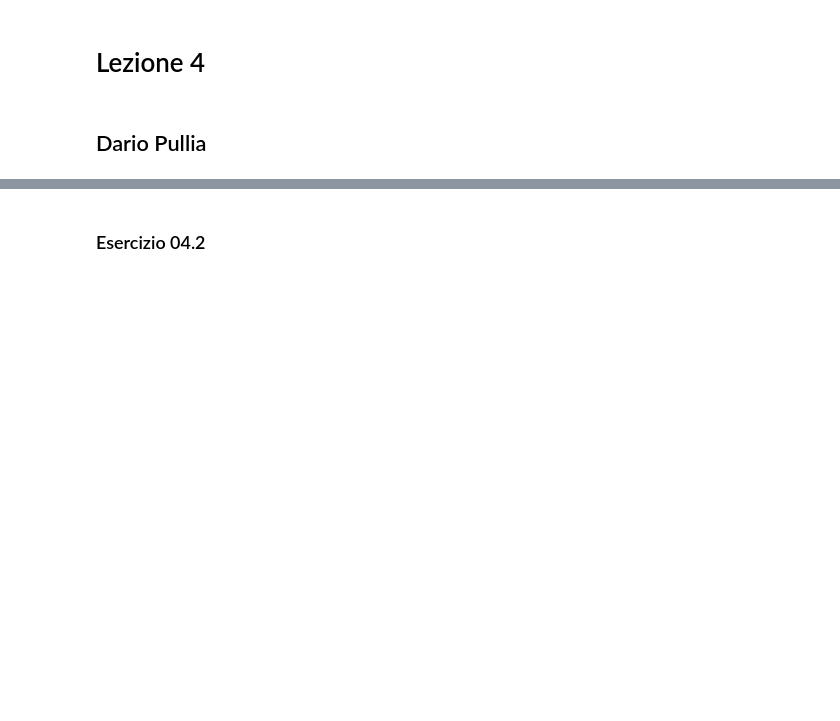
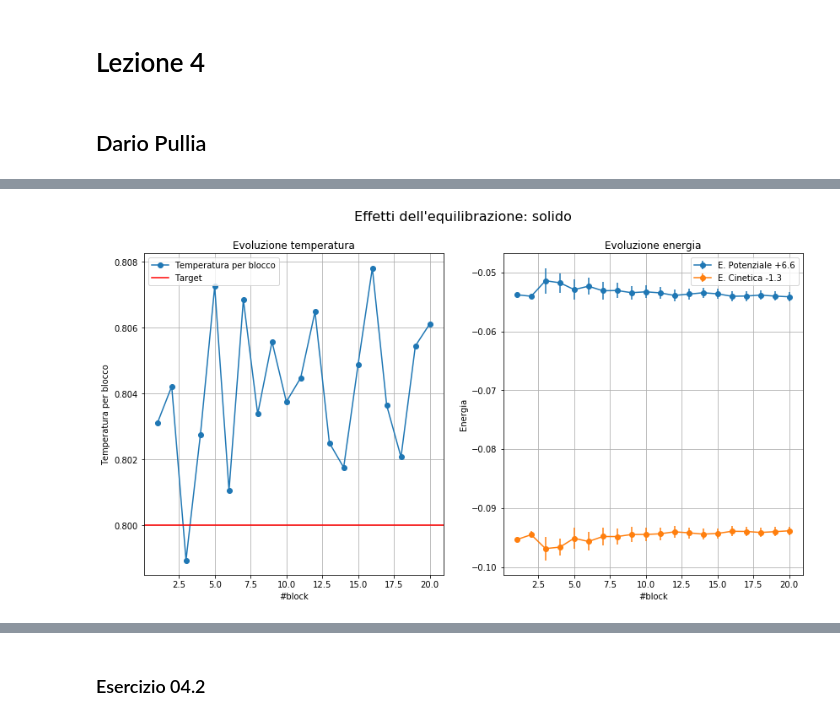
Before and after one commit to dariopullia/Numerical_Simulations_Lab, a Jupyter notebook: 04/Lezione4.ipynb, the cells around one changed output, grey strips where cells are left out. Saved outputs shown, nothing was run; the diff lists cells and outputs as text; code cells hidden in the pictures; blank space fills up the shorter version.

```diff
--- a/04/Lezione4.ipynb
+++ b/04/Lezione4.ipynb
@@ -8,0 +45,35 @@ Ho implementato
+# %%
+import matplotlib
+import matplotlib.pyplot as plt
+import numpy as np
+
+npart=108
+N=20
+
+TempInsta= np.loadtxt("dataeq/solid/output_temp.dat", usecols=(1), delimiter=' ', unpack='true')
+Epot, EpotErr= np.loadtxt("dataeq/solid/output_epot.dat", usecols=(2,3), delimiter=' ', unpack='true')
+Ekin, EkinErr= np.loadtxt("dataeq/solid/output_ekin.dat", usecols=(2,3), delimiter=' ', unpack='true')
+x = np.arange(N)+1
+
+fig, (ax1,ax2)= plt.subplots(1,2, figsize=(14, 7))
+fig.suptitle("Effetti dell'equilibrazione: solido", fontsize=16)
+ax1.plot(x,TempInsta, marker="o", label="Temperatura per blocco")
+ax1.set_xlabel('#block')
+ax1.set_title('Evoluzione temperatura')
+ax1.set_ylabel('Temperatura per blocco')
+ax1.axhline(y = 0.8, color = 'r', linestyle = '-',label="Target")
+ax1.grid(True)
+ax1.legend()
+
+ax2.errorbar(x,Epot+6.6, yerr=EpotErr, marker="o", label="E. Potenziale +6.6")
+ax2.errorbar(x,Ekin-1.3, yerr=EkinErr, marker="o", label="E. Cinetica -1.3")
+ax2.set_title('Evoluzione energia')
+ax2.set_xlabel('#block')
+ax2.set_ylabel('Energia')
+ax2.grid(True)
+ax2.legend()
+
+
+plt.show()
+# %% [output]
+[figure, added]
```
Also changed, not shown: parts of 19 cells of this notebook, 56 other files.
